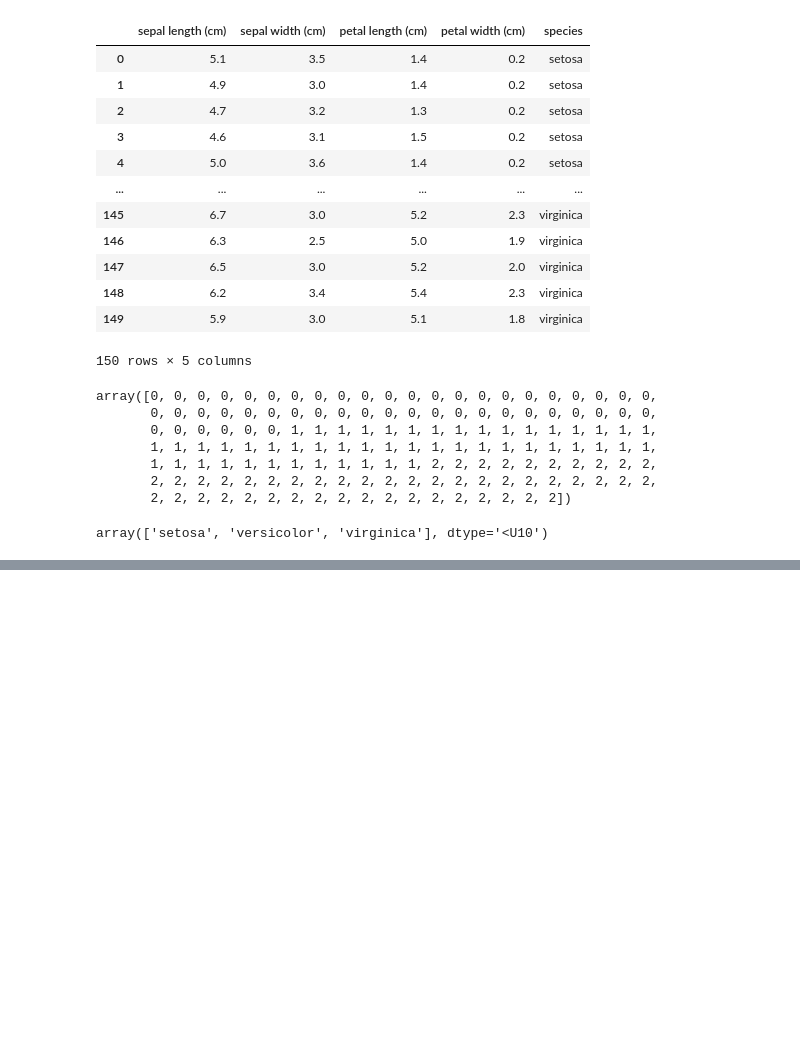
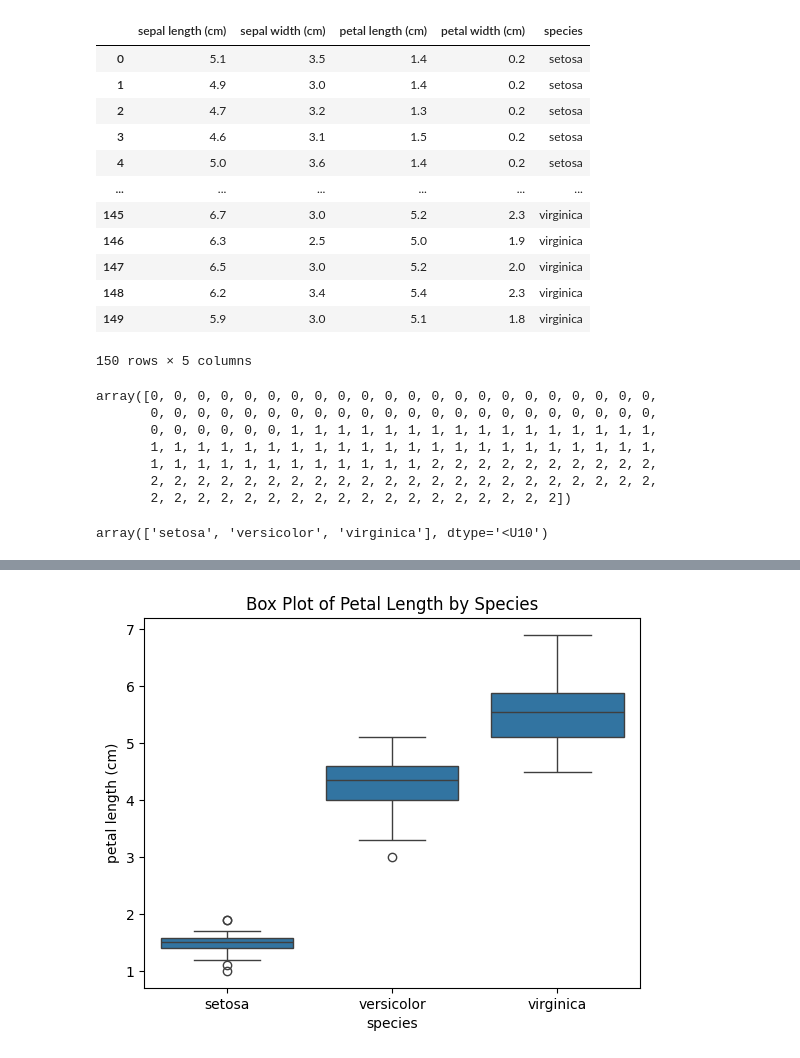
Before and after one commit to terminal34-data-science-cohort-S2024/practice-scripts, a Jupyter notebook: 1_data_wrangling/unit_5_exercise2_IrisVisualization.ipynb, the cells around one changed output, grey strips where cells are left out. Drawn from its saved outputs; the diff is of its cells as text; code cells hidden in the pictures; blank space fills up the shorter version.

```diff
--- a/1_data_wrangling/unit_5_exercise2_IrisVisualization.ipynb
+++ b/1_data_wrangling/unit_5_exercise2_IrisVisualization.ipynb
@@ -83,0 +105,7 @@ array(['setosa', 'versicolor', 'virginica'], dtype='<U10')
+# %%
+#### 3.3 Box Plot of Petal Length for Each Species
+sns.boxplot(data=iris_df, x="species", y="petal length (cm)")
+plt.title('Box Plot of Petal Length by Species')
+plt.show()
+# %% [output]
+[figure, added]
```
Also changed, not shown: parts of 4 cells of this notebook.
